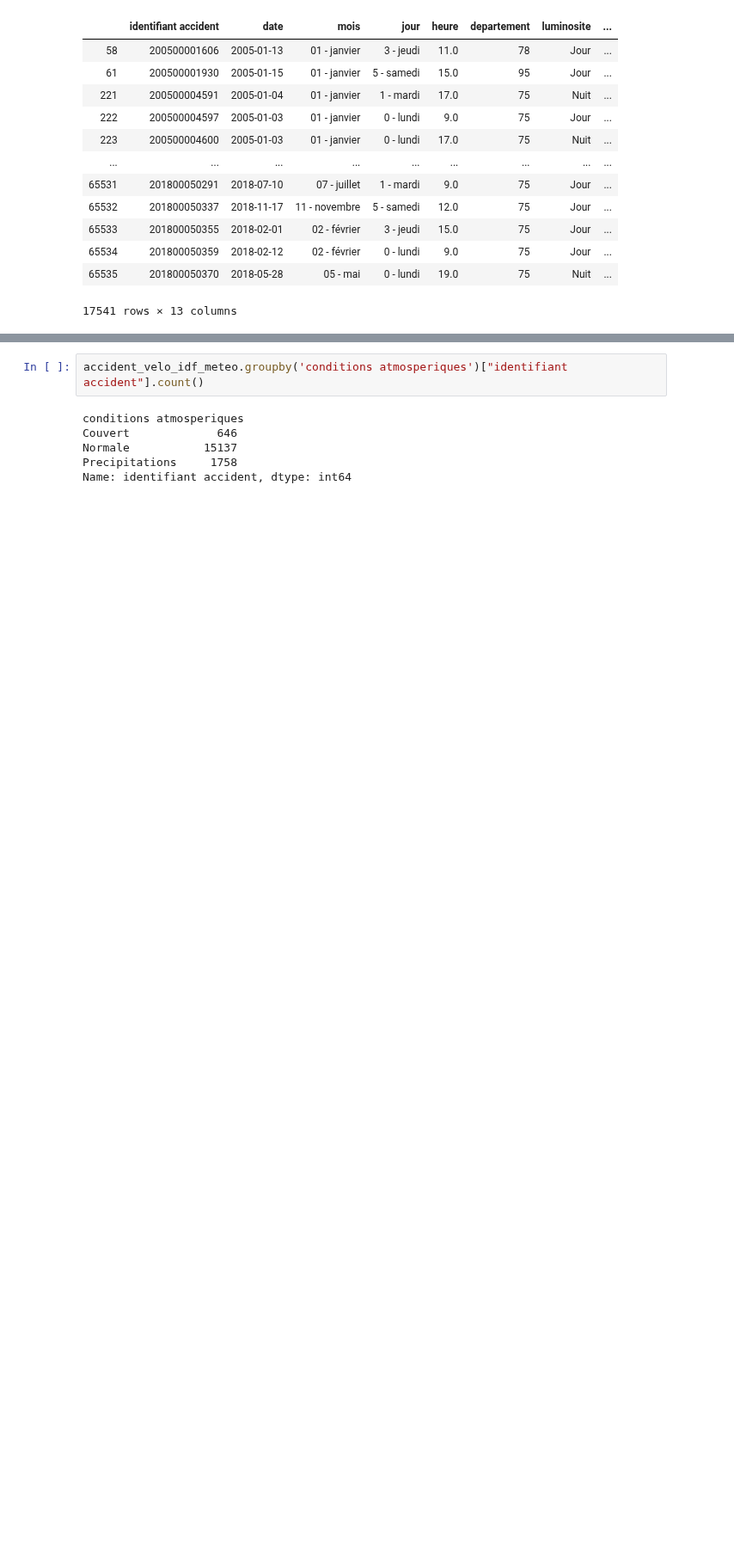
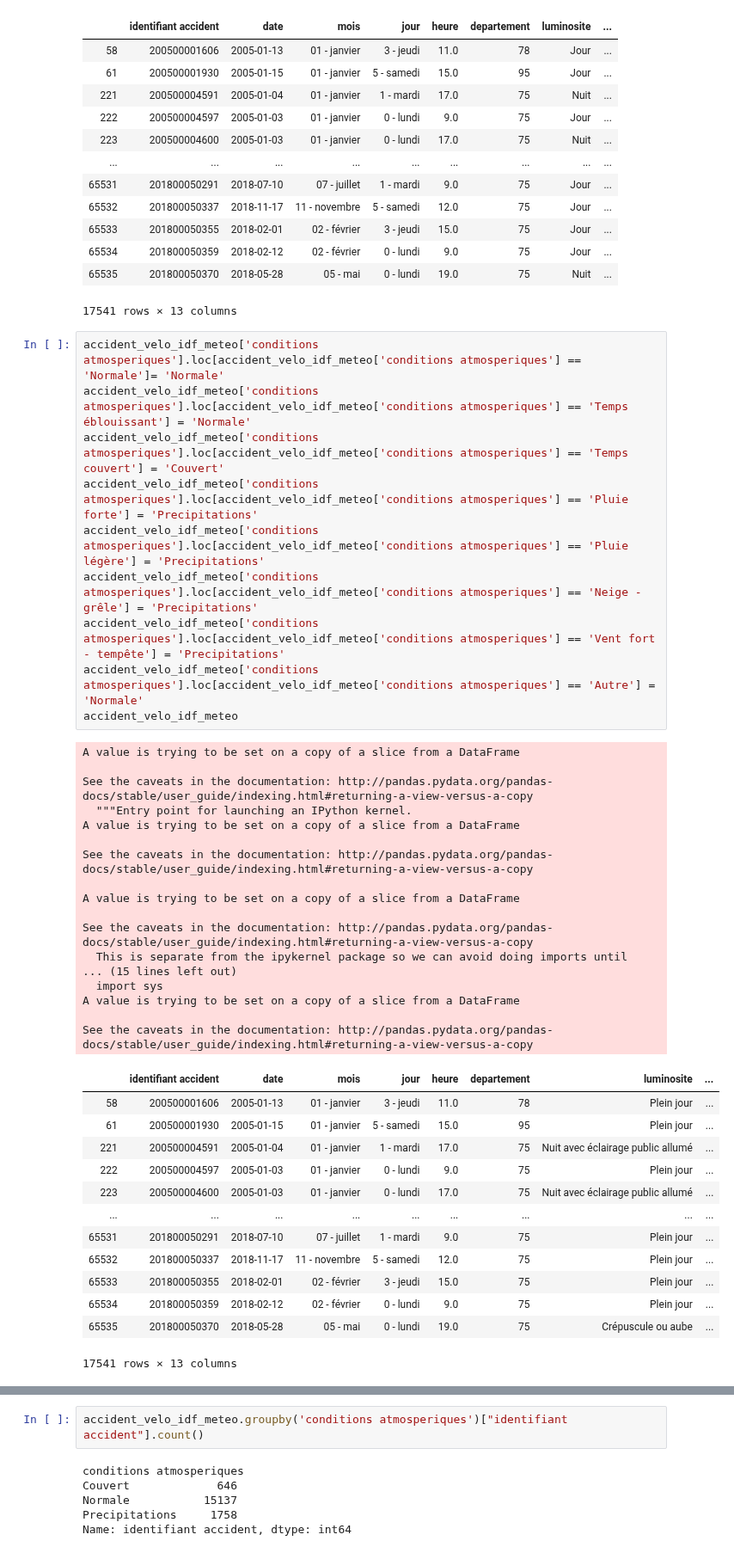
Before and after one commit to ImaneFa/Projet_Python, a Jupyter notebook: prolongement_meteo.ipynb, the cells around one changed output, grey strips where cells are left out. Shown at 86% size. Drawn from its saved outputs; the diff is of its cells as text; blank space fills up the shorter version.

```diff
--- a/prolongement_meteo.ipynb
+++ b/prolongement_meteo.ipynb
@@ -221,3 +269,44 @@ See the caveats in the documentation: http://pandas.pydata.org/pandas-docs/stabl
 | 65534 | 201800050359 | 2018-02-12 | 02 - février | 0 - lundi | 9.0 | 75 | Jour | ... |
 | 65535 | 201800050370 | 2018-05-28 | 05 - mai | 0 - lundi | 19.0 | 75 | Nuit | ... |
 17541 rows × 13 columns
+# %%
+accident_velo_idf_meteo['conditions atmosperiques'].loc[accident_velo_idf_meteo['conditions atmosperiques'] == 'Normale']= 'Normale'
+accident_velo_idf_meteo['conditions atmosperiques'].loc[accident_velo_idf_meteo['conditions atmosperiques'] == 'Temps éblouissant'] = 'Normale'
+accident_velo_idf_meteo['conditions atmosperiques'].loc[accident_velo_idf_meteo['conditions atmosperiques'] == 'Temps couvert'] = 'Couvert'
+accident_velo_idf_meteo['conditions atmosperiques'].loc[accident_velo_idf_meteo['conditions atmosperiques'] == 'Pluie forte'] = 'Precipitations'
+accident_velo_idf_meteo['conditions atmosperiques'].loc[accident_velo_idf_meteo['conditions atmosperiques'] == 'Pluie légère'] = 'Precipitations'
+accident_velo_idf_meteo['conditions atmosperiques'].loc[accident_velo_idf_meteo['conditions atmosperiques'] == 'Neige - grêle'] = 'Precipitations'
+accident_velo_idf_meteo['conditions atmosperiques'].loc[accident_velo_idf_meteo['conditions atmosperiques'] == 'Vent fort - tempête'] = 'Precipitations'
+accident_velo_idf_meteo['conditions atmosperiques'].loc[accident_velo_idf_meteo['conditions atmosperiques'] == 'Autre'] = 'Normale'
+accident_velo_idf_meteo
+# %% [output]
+A value is trying to be set on a copy of a slice from a DataFrame
+
+See the caveats in the documentation: http://pandas.pydata.org/pandas-docs/stable/user_guide/indexing.html#returning-a-view-versus-a-copy
+  """Entry point for launching an IPython kernel.
+A value is trying to be set on a copy of a slice from a DataFrame
+
+See the caveats in the documentation: http://pandas.pydata.org/pandas-docs/stable/user_guide/indexing.html#returning-a-view-versus-a-copy
+
+A value is trying to be set on a copy of a slice from a DataFrame
+
+See the caveats in the documentation: http://pandas.pydata.org/pandas-docs/stable/user_guide/indexing.html#returning-a-view-versus-a-copy
+  This is separate from the ipykernel package so we can avoid doing imports until
+... (15 lines left out)
+  import sys
+A value is trying to be set on a copy of a slice from a DataFrame
+
+See the caveats in the documentation: http://pandas.pydata.org/pandas-docs/stable/user_guide/indexing.html#returning-a-view-versus-a-copy
+|  | identifiant accident | date | mois | jour | heure | departement | luminosite | ... |
+| 58 | 200500001606 | 2005-01-13 | 01 - janvier | 3 - jeudi | 11.0 | 78 | Plein jour | ... |
+| 61 | 200500001930 | 2005-01-15 | 01 - janvier | 5 - samedi | 15.0 | 95 | Plein jour | ... |
+| 221 | 200500004591 | 2005-01-04 | 01 - janvier | 1 - mardi | 17.0 | 75 | Nuit avec éclairage public allumé | ... |
+| 222 | 200500004597 | 2005-01-03 | 01 - janvier | 0 - lundi | 9.0 | 75 | Plein jour | ... |
+| 223 | 200500004600 | 2005-01-03 | 01 - janvier | 0 - lundi | 17.0 | 75 | Nuit avec éclairage public allumé | ... |
+| ... | ... | ... | ... | ... | ... | ... | ... | ... |
+| 65531 | 201800050291 | 2018-07-10 | 07 - juillet | 1 - mardi | 9.0 | 75 | Plein jour | ... |
+| 65532 | 201800050337 | 2018-11-17 | 11 - novembre | 5 - samedi | 12.0 | 75 | Plein jour | ... |
+| 65533 | 201800050355 | 2018-02-01 | 02 - février | 3 - jeudi | 15.0 | 75 | Plein jour | ... |
+| 65534 | 201800050359 | 2018-02-12 | 02 - février | 0 - lundi | 9.0 | 75 | Plein jour | ... |
+| 65535 | 201800050370 | 2018-05-28 | 05 - mai | 0 - lundi | 19.0 | 75 | Crépuscule ou aube | ... |
+17541 rows × 13 columns
```
Also changed, not shown: parts of 35 cells of this notebook.
